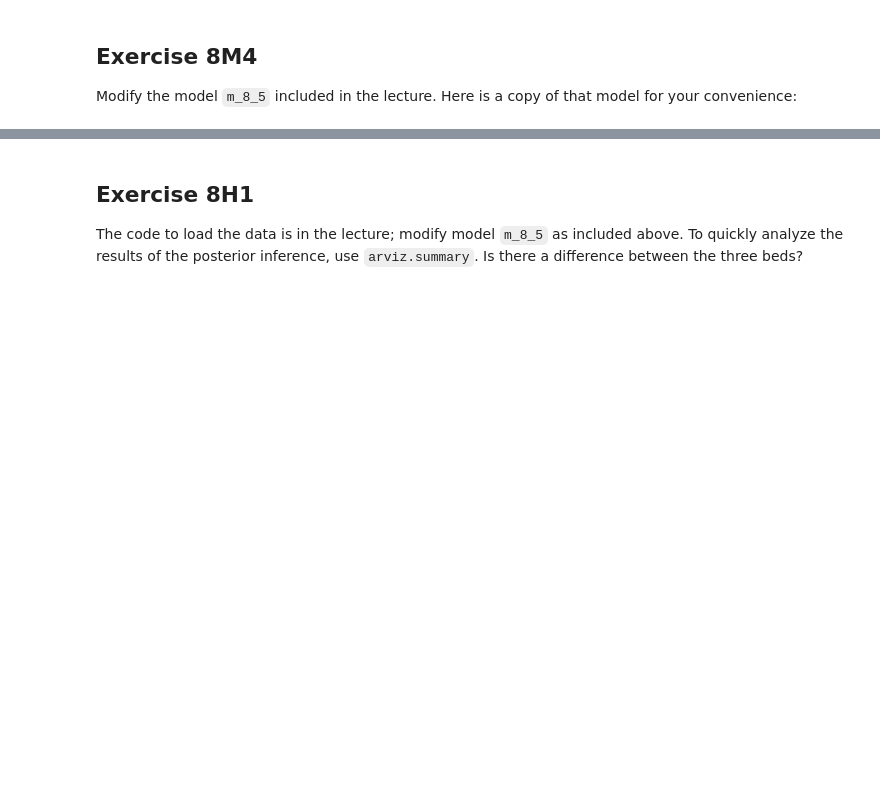
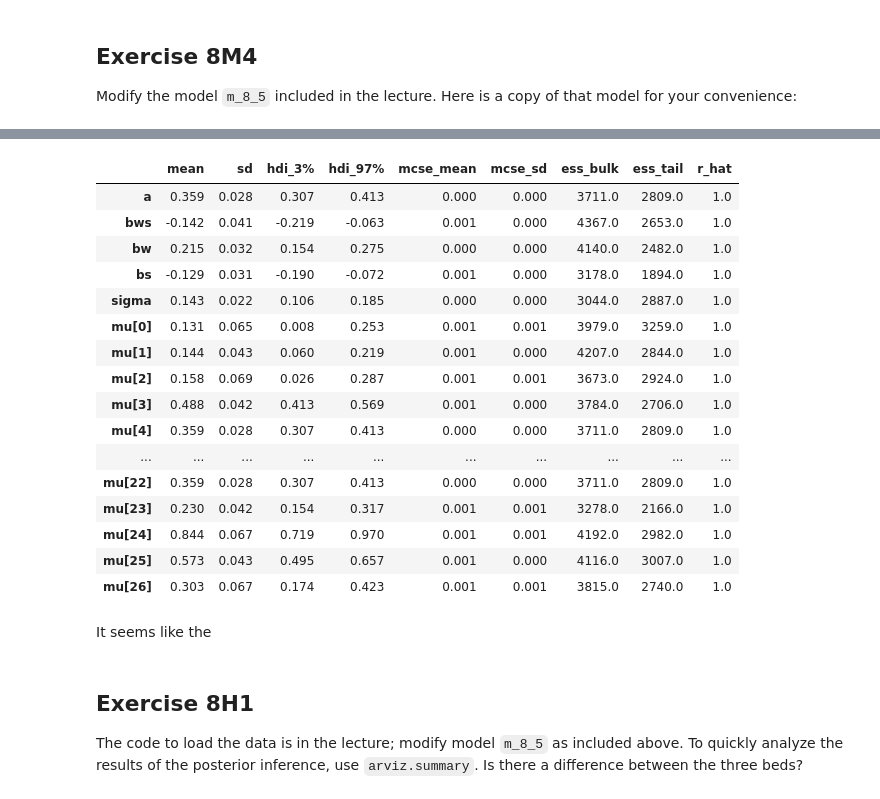
Before and after one commit to PatrickMatthiesen/ProbabilisticProgramming, a Jupyter notebook: 06-interactions/interactions-exercises.ipynb, the cells around one changed output, grey strips where cells are left out. Drawn from its saved outputs; the diff is of its cells as text; code cells hidden in the pictures; blank space fills up the shorter version.

```diff
--- a/06-interactions/interactions-exercises.ipynb
+++ b/06-interactions/interactions-exercises.ipynb
@@ -58,3 +85,25 @@ with pm.Model() as m_8_5:
+# %%
+az.summary(m_8_5_idata)
+# %% [output]
+|  | mean | sd | hdi_3% | hdi_97% | mcse_mean | mcse_sd | ess_bulk | ess_tail | r_hat |
+| a | 0.359 | 0.028 | 0.307 | 0.413 | 0.000 | 0.000 | 3711.0 | 2809.0 | 1.0 |
+| bws | -0.142 | 0.041 | -0.219 | -0.063 | 0.001 | 0.000 | 4367.0 | 2653.0 | 1.0 |
+| bw | 0.215 | 0.032 | 0.154 | 0.275 | 0.000 | 0.000 | 4140.0 | 2482.0 | 1.0 |
+| bs | -0.129 | 0.031 | -0.190 | -0.072 | 0.001 | 0.000 | 3178.0 | 1894.0 | 1.0 |
+| sigma | 0.143 | 0.022 | 0.106 | 0.185 | 0.000 | 0.000 | 3044.0 | 2887.0 | 1.0 |
+| mu[0] | 0.131 | 0.065 | 0.008 | 0.253 | 0.001 | 0.001 | 3979.0 | 3259.0 | 1.0 |
+| mu[1] | 0.144 | 0.043 | 0.060 | 0.219 | 0.001 | 0.000 | 4207.0 | 2844.0 | 1.0 |
+| mu[2] | 0.158 | 0.069 | 0.026 | 0.287 | 0.001 | 0.001 | 3673.0 | 2924.0 | 1.0 |
+| mu[3] | 0.488 | 0.042 | 0.413 | 0.569 | 0.001 | 0.000 | 3784.0 | 2706.0 | 1.0 |
+| mu[4] | 0.359 | 0.028 | 0.307 | 0.413 | 0.000 | 0.000 | 3711.0 | 2809.0 | 1.0 |
+| ... | ... | ... | ... | ... | ... | ... | ... | ... | ... |
+| mu[22] | 0.359 | 0.028 | 0.307 | 0.413 | 0.000 | 0.000 | 3711.0 | 2809.0 | 1.0 |
+| mu[23] | 0.230 | 0.042 | 0.154 | 0.317 | 0.001 | 0.001 | 3278.0 | 2166.0 | 1.0 |
+| mu[24] | 0.844 | 0.067 | 0.719 | 0.970 | 0.001 | 0.001 | 4192.0 | 2982.0 | 1.0 |
+| mu[25] | 0.573 | 0.043 | 0.495 | 0.657 | 0.001 | 0.000 | 4116.0 | 3007.0 | 1.0 |
+| mu[26] | 0.303 | 0.067 | 0.174 | 0.423 | 0.001 | 0.001 | 3815.0 | 2740.0 | 1.0 |
+# %% [markdown]
+It seems like the
 # %% [markdown]
 ## Exercise 8H1
 
```
Also changed, not shown: parts of 8 cells of this notebook, 2 other files.
